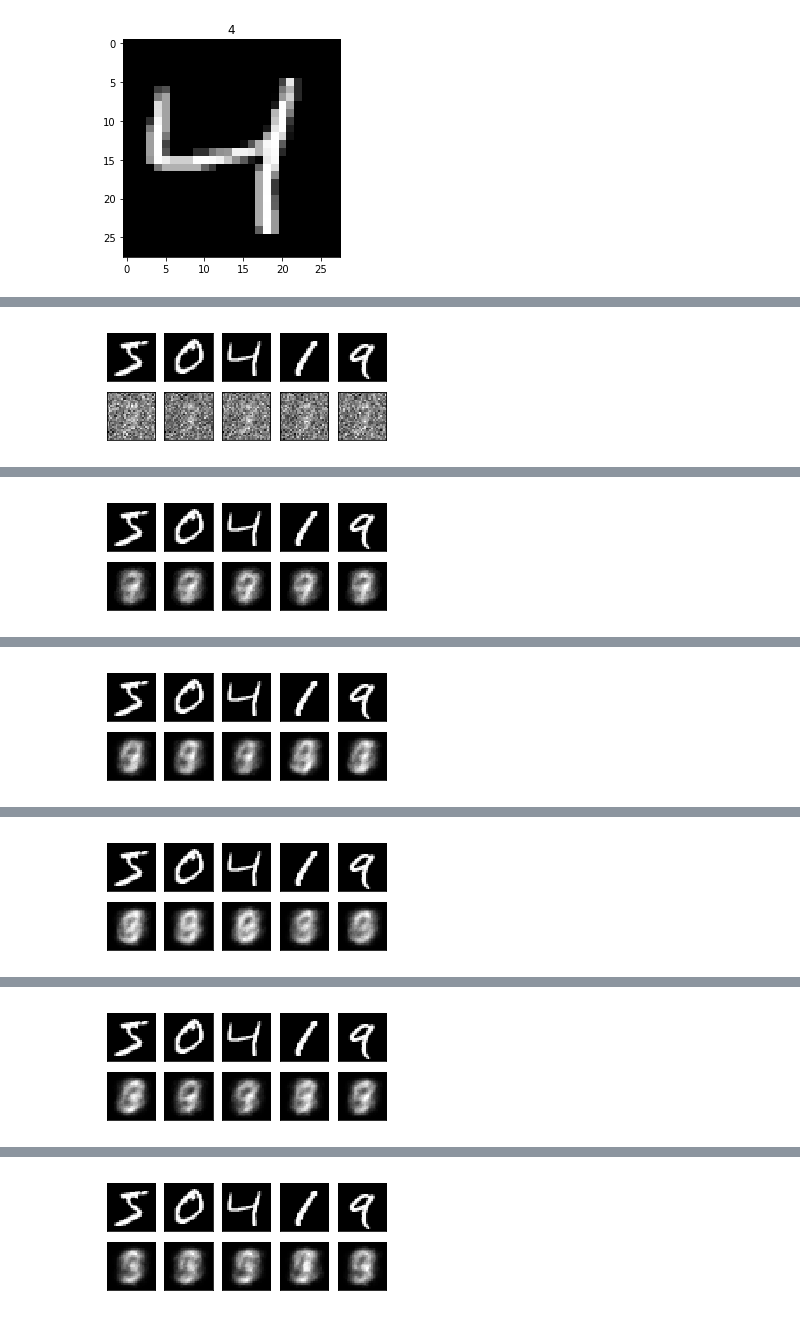
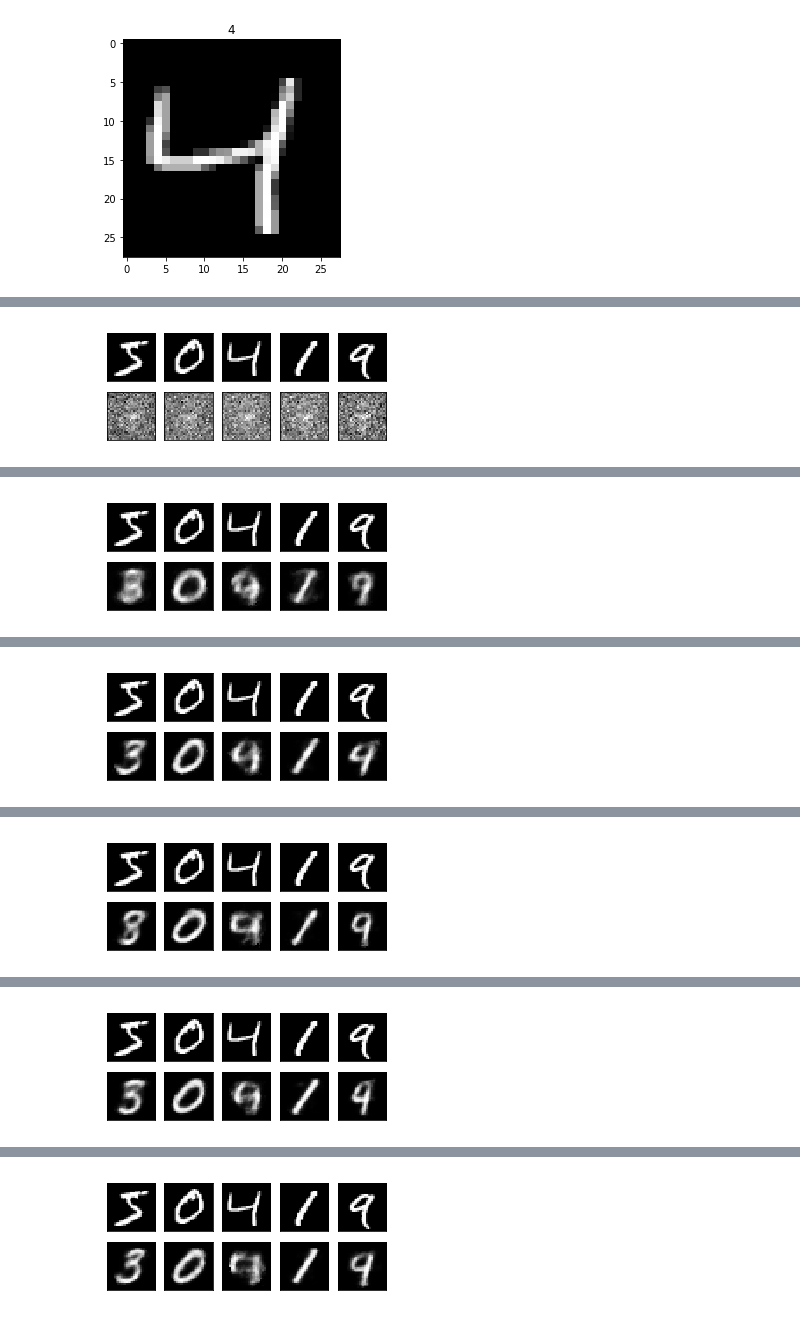
Before and after one commit to stefanklut/neural-image-compression, a Jupyter notebook: tutorial/Tutorial.ipynb, the cells around one changed output, grey strips where cells are left out. Drawn from its saved outputs; the diff is of its cells as text; code cells hidden in the pictures.

```diff
--- a/tutorial/Tutorial.ipynb
+++ b/tutorial/Tutorial.ipynb
@@ -65,16 +65,16 @@ class AutoEncoder(nn.Module):
             nn.Linear(28*28, 256),
             nn.Tanh(),
             nn.Linear(256, 128),
-#             nn.Tanh(),
-#             nn.Linear(64, 12),
+            nn.Tanh(),
+            nn.Linear(128, 64),
 #             nn.Tanh(),
 #             nn.Linear(12, 3),   # compress to 3 features which can be visualized in plt
         )
         self.decoder = nn.Sequential(
 #             nn.Linear(3, 12),
 #             nn.Tanh(),
-#             nn.Linear(192, 256),
-#             nn.Tanh(),
+            nn.Linear(64, 128),
+            nn.Tanh(),
             nn.Linear(128, 256),
             nn.Tanh(),
             nn.Linear(256, 28*28),
@@ -83,32 +83,28 @@ class AutoEncoder(nn.Module):
 
     def forward(self, x):
         encoded = self.encoder(x)
-        better_encoded = RelaxedBernoulliStraightThrough(0.01, logits=encoded).sample()
+        better_encoded = RelaxedBernoulliStraightThrough(0.01, logits=encoded).rsample()
         decoded = self.decoder(better_encoded)
         return better_encoded, decoded
 # %%
 autoencoder = AutoEncoder().cuda()
 
 print(autoencoder)
-print(next(autoencoder.parameters()).is_cuda)
+print("Autoencoder in Cuda:", next(autoencoder.parameters()).is_cuda)
 
 optimizer = torch.optim.Adam(autoencoder.parameters(), lr=LR)
 loss_func = nn.MSELoss().cuda()
 
-print(torch.cuda.memory_allocated())
-
 # original data (first row) for viewing
-view_data = Variable(train_data.data[:N_TEST_IMG].view(-1, 28*28).type(torch.FloatTensor)/255.).cuda()
+view_data = train_data.data[:N_TEST_IMG].view(-1, 28*28).type(torch.FloatTensor).cuda()
 
 for epoch in range(EPOCH):
-    for step, (x, y) in enumerate(train_loader):
-        b_x = Variable(x.view(-1, 28*28)).cuda()   # batch x, shape (batch, 28*28)
-        b_y = Variable(x.view(-1, 28*28)).cuda()   # batch y, shape (batch, 28*28)
-        b_label = Variable(y)               # batch label
+    for step, (x, _) in enumerate(train_loader):
+        batch = x.view(-1, 28*28).cuda()
 
-        encoded, decoded = autoencoder(b_x)
+        encoded, decoded = autoencoder(batch)
 
-        loss = loss_func(decoded, b_y)      # mean square error
+        loss = loss_func(decoded, batch)      # mean square error
         optimizer.zero_grad()               # clear gradients for this training step
         loss.backward()                     # backpropagation, compute gradients
         optimizer.step()                    # apply gradients
@@ -153 +152 @@ Epoch:  0 | train loss: 0.2348
-[figure, old version]
+[figure, new version]
@@ -155 +154 @@ Epoch:  0 | train loss: 0.0663
-[figure, old version]
+[figure, new version]
@@ -157 +156 @@ Epoch:  5 | train loss: 0.0689
-[figure, old version]
+[figure, new version]
@@ -159 +158 @@ Epoch:  5 | train loss: 0.0686
-[figure, old version]
+[figure, new version]
@@ -161 +160 @@ Epoch:  9 | train loss: 0.0724
-[figure, old version]
+[figure, new version]
@@ -163 +162 @@ Epoch:  9 | train loss: 0.0685
-[figure, old version]
+[figure, new version]
```
Also changed, not shown: parts of 1 cell of this notebook.
